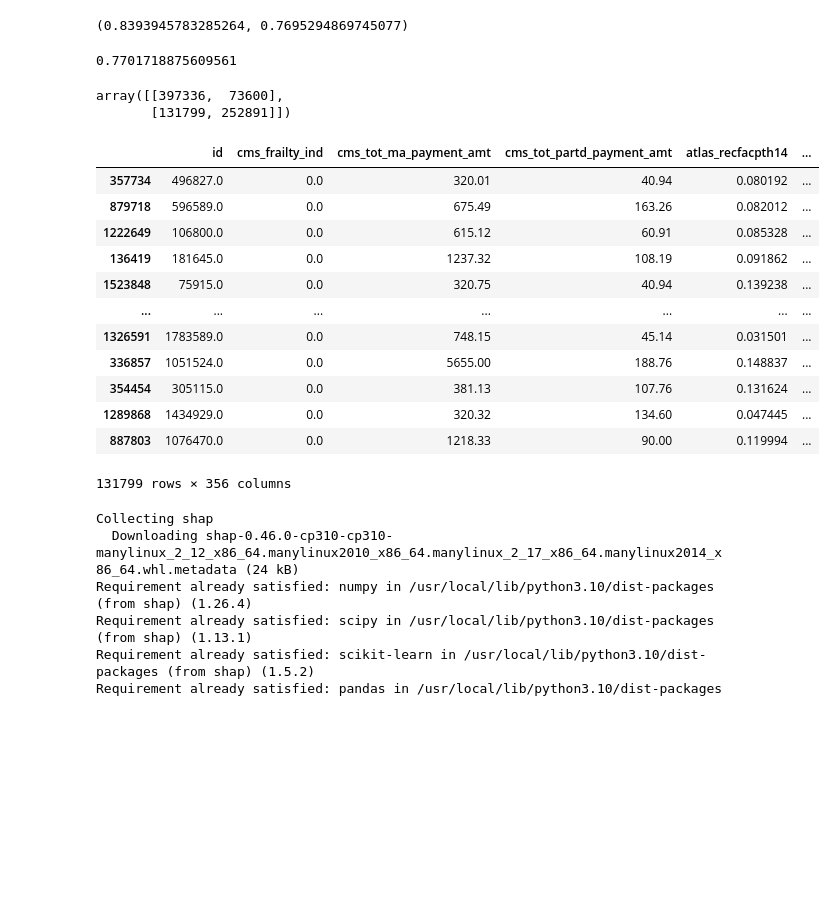
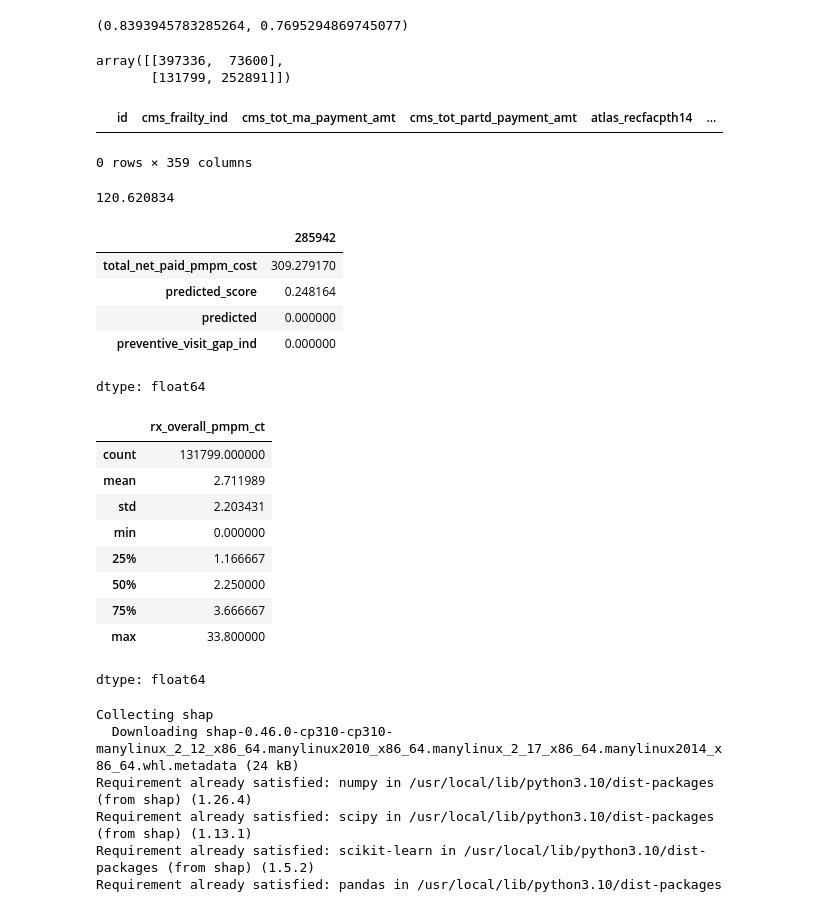
Before and after one commit to KavyaNair01/Machine_Learning, a Jupyter notebook: humana_model_test.ipynb, the cells around one changed output. Drawn from its saved outputs; the diff is of its cells as text; code cells hidden in the pictures; blank space fills up the shorter version.

```diff
--- a/humana_model_test.ipynb
+++ b/humana_model_test.ipynb
@@ -27,7 +27,7 @@ df.head()
 # %%
 from sklearn.model_selection import train_test_split
 # %%
-feature_cols=list(df.drop(['preventive_visit_gap_ind'],axis=1).columns)
+feature_cols=list(df.drop(['preventive_visit_gap_ind', 'lang_spoken_cd'],axis=1).columns)
 feature_cols
 # %% [output]
 ['id',
@@ -47,3 +47,8 @@ feature_cols
  'HEDIS_elig_cnt',
  'Patient_Experience_elig_cnt',
  'Patient_Safety_elig_cnt']
+# %%
+lst=list(set([x.replace('_comp_cnt', '') for x in feature_cols if x[-9:]=='_comp_cnt']))
+for i in lst:
+  df[i+'_ratio']=df[i+'_comp_cnt']/df[i+'_elig_cnt']
+  feature_cols.append(i+'_ratio')
@@ -151,7 +176,7 @@ df['rwjf_poor_health_pct'].mean()
 # %%
 imput_dict=dict()
 for x in [x for x in df.columns if x not in donotimput] :
-  if x.startswith('cnt_cp') or x.startswith('nonpar') or x.startswith('oontwk') or x.startswith('total') or x.startswith('bh_rtc') or x.startswith('bh_psyc') or x.startswith('rx') or x.startswith('login') or x.startswith('2021') or x.startswith('2022') or x[-3:] =='cnt' or x in [ 'Cancers',
+  if x.startswith('cnt_cp') or x.startswith('nonpar') or x.startswith('oontwk') or x.startswith('total') or x.startswith('bh_rtc') or x.startswith('bh_psyc') or x.startswith('rx') or x.startswith('login') or x.startswith('2021') or x.startswith('2022') or x[-3:] =='cnt' or x[-5:] =='ratio' or x in [ 'Cancers',
  'Cardiovascular_Diseases',
  'Diabetes_Related',
  'Immunological_Disorders',
@@ -373,9 +398,5 @@ roc_auc_score(X_train['preventive_visit_gap_ind'],X_train['predicted_score']),ro
 # %% [output]
 (0.8393945783285264, 0.7695294869745077)
-# %%
-roc_auc_score(X_test['preventive_visit_gap_ind'],X_test['predicted_score'])
-# %% [output]
-0.7701718875609561
 # %%
 explain_df=pd.DataFrame(X_train)
 # %%
@@ -385,22 +406,37 @@ confusion_matrix(explain_df['preventive_visit_gap_ind'],explain_df['predicted'])
 # %% [output]
 array([[397336,  73600],
        [131799, 252891]])
+# %%
+explain_df.loc[((explain_df['predicted_score']>=0.5) & (explain_df['predicted']==0)& (explain_df['preventive_visit_gap_ind']==1))]
+# %% [output]
+|  | id | cms_frailty_ind | cms_tot_ma_payment_amt | cms_tot_partd_payment_amt | atlas_recfacpth14 | ... |
+0 rows × 359 columns
+# %%
+explain_df_FN.iloc[0]['total_net_paid_pmpm_cost']
+# %% [output]
+120.620834
+# %%
+explain_df.iloc[0][['total_net_paid_pmpm_cost','predicted_score','predicted','preventive_visit_gap_ind']]
+# %% [output]
+|  | 285942 |
+| total_net_paid_pmpm_cost | 309.279170 |
+| predicted_score | 0.248164 |
+| predicted | 0.000000 |
+| preventive_visit_gap_ind | 0.000000 |
+dtype: float64
 # %%
-explain_df_FN
+explain_df_FN['rx_overall_pmpm_ct'].describe()
 # %% [output]
-|  | id | cms_frailty_ind | cms_tot_ma_payment_amt | cms_tot_partd_payment_amt | atlas_recfacpth14 | ... |
-| 357734 | 496827.0 | 0.0 | 320.01 | 40.94 | 0.080192 | ... |
-| 879718 | 596589.0 | 0.0 | 675.49 | 163.26 | 0.082012 | ... |
-| 1222649 | 106800.0 | 0.0 | 615.12 | 60.91 | 0.085328 | ... |
-| 136419 | 181645.0 | 0.0 | 1237.32 | 108.19 | 0.091862 | ... |
-| 1523848 | 75915.0 | 0.0 | 320.75 | 40.94 | 0.139238 | ... |
-| ... | ... | ... | ... | ... | ... | ... |
-| 1326591 | 1783589.0 | 0.0 | 748.15 | 45.14 | 0.031501 | ... |
-| 336857 | 1051524.0 | 0.0 | 5655.00 | 188.76 | 0.148837 | ... |
-| 354454 | 305115.0 | 0.0 | 381.13 | 107.76 | 0.131624 | ... |
-| 1289868 | 1434929.0 | 0.0 | 320.32 | 134.60 | 0.047445 | ... |
-| 887803 | 1076470.0 | 0.0 | 1218.33 | 90.00 | 0.119994 | ... |
+|  | rx_overall_pmpm_ct |
+| count | 131799.000000 |
+| mean | 2.711989 |
+| std | 2.203431 |
+| min | 0.000000 |
+| 25% | 1.166667 |
+| 50% | 2.250000 |
+| 75% | 3.666667 |
+| max | 33.800000 |
-131799 rows × 356 columns
+dtype: float64
 # %%
 !pip install shap
 # %% [output]
```
Also changed, not shown: parts of 24 cells of this notebook.
